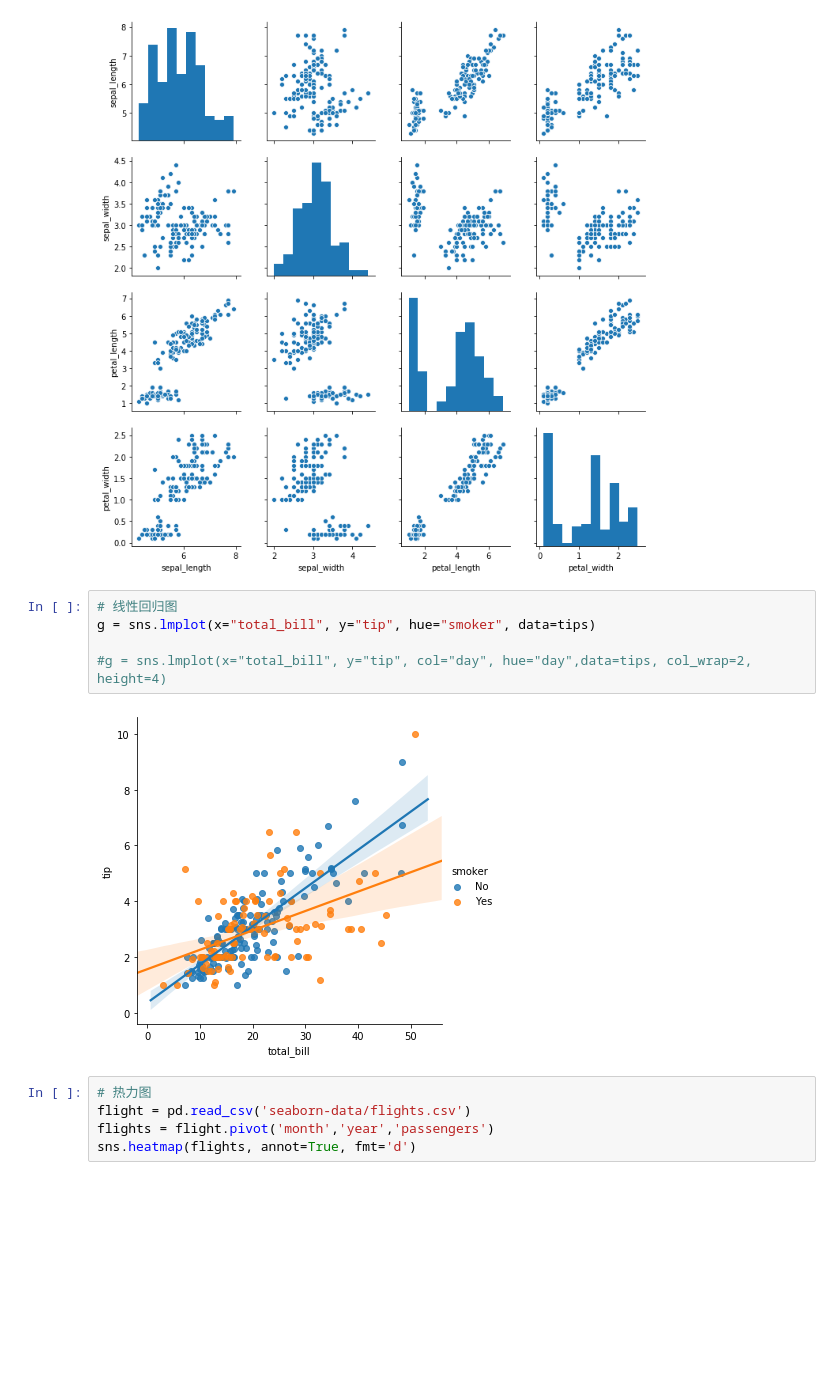
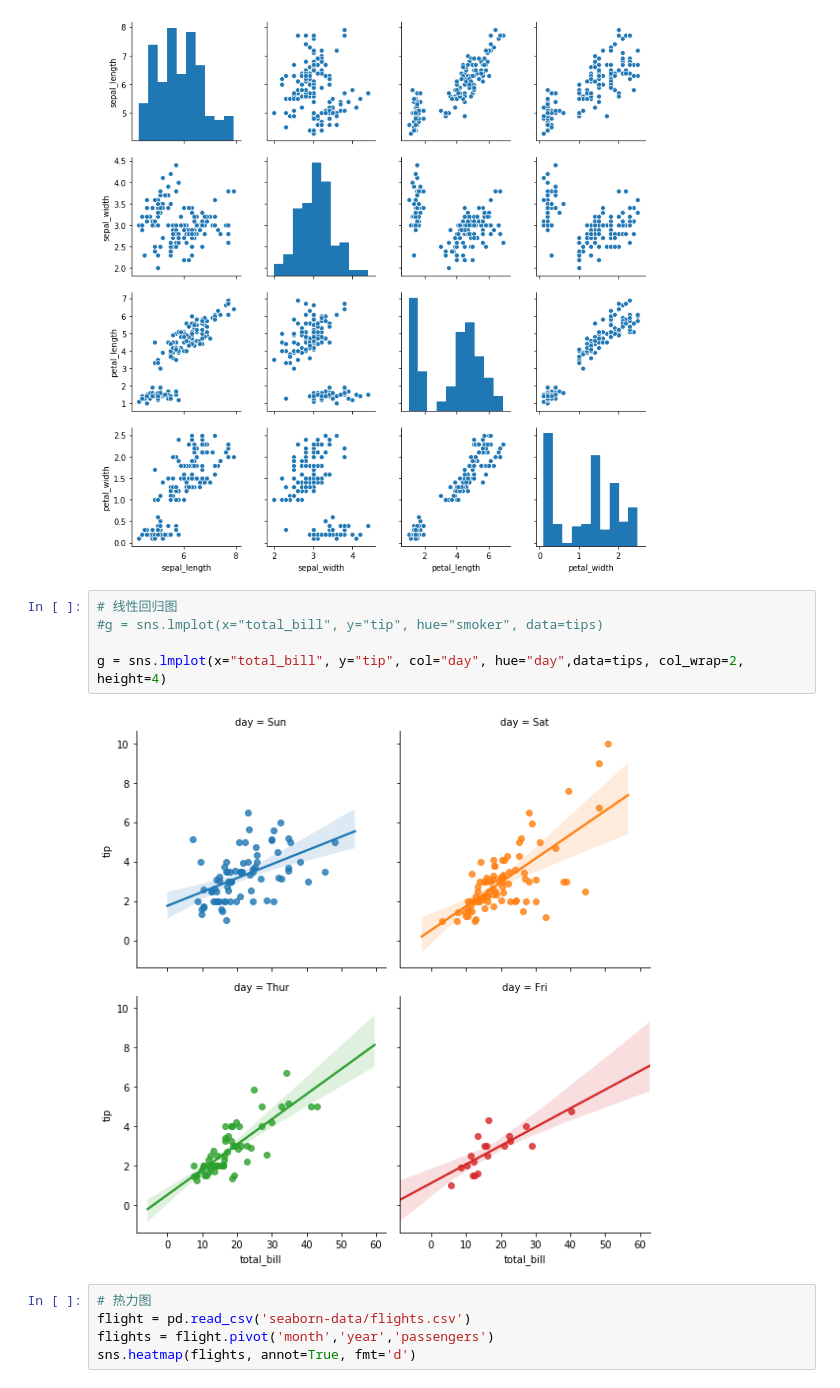
Before and after one commit to shenzhongqiang/21DayPython, a Jupyter notebook: chapter13.ipynb, the cells around one changed output. Saved outputs shown, nothing was run; the diff lists cells and outputs as text; blank space fills up the shorter version.

```diff
--- a/chapter13.ipynb
+++ b/chapter13.ipynb
@@ -100,11 +103,11 @@ g = sns.pairplot(iris)
 [figure]
 # %%
 # 线性回归图
-g = sns.lmplot(x="total_bill", y="tip", hue="smoker", data=tips)
+#g = sns.lmplot(x="total_bill", y="tip", hue="smoker", data=tips)
 
-#g = sns.lmplot(x="total_bill", y="tip", col="day", hue="day",data=tips, col_wrap=2, height=4)
+g = sns.lmplot(x="total_bill", y="tip", col="day", hue="day",data=tips, col_wrap=2, height=4)
 # %% [output]
-[figure, old version]
+[figure, new version]
 # %%
 # 热力图
 flight = pd.read_csv('seaborn-data/flights.csv')
```
Also changed, not shown: parts of 7 cells of this notebook, 5 other files.
